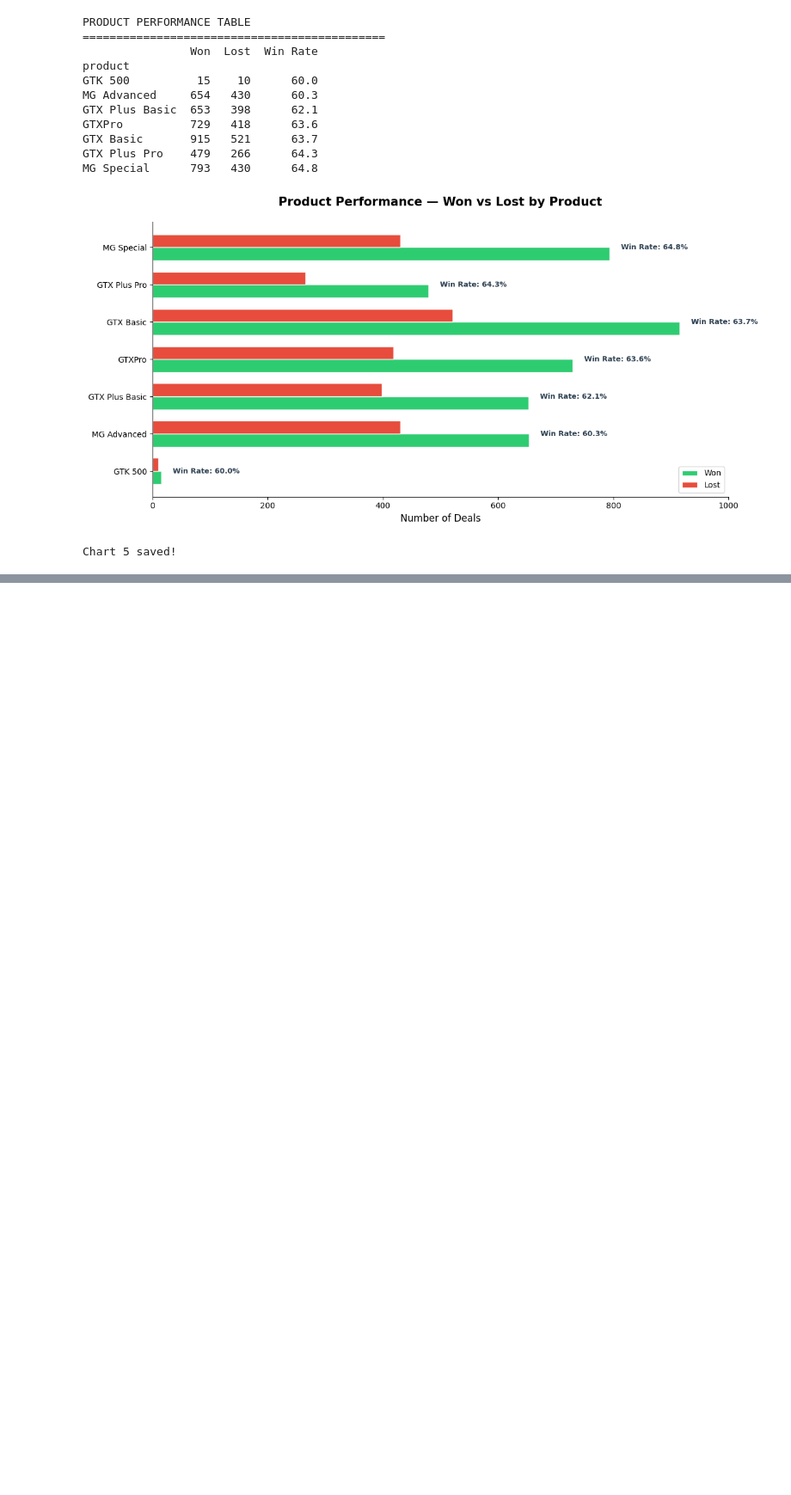
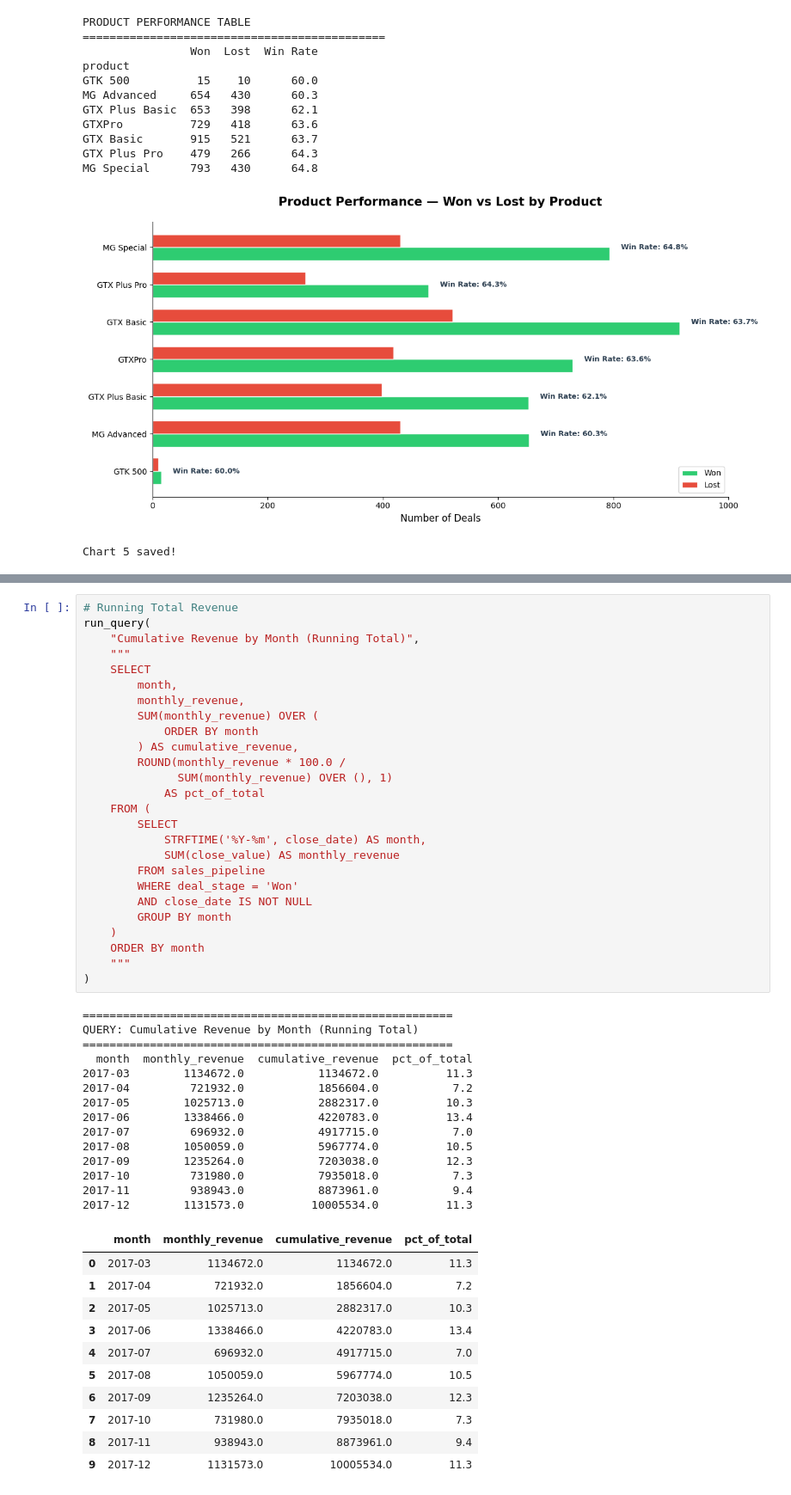
Before and after one commit to PrachiGidde/sales-funnel-revenue-leakage, a Jupyter notebook: Sales_Funnel_Revenue_Leakage_Analysis.ipynb, the cells around one changed output, grey strips where cells are left out. Shown at 86% size. Saved outputs shown, nothing was run; the diff lists cells and outputs as text; blank space fills up the shorter version.

```diff
--- a/Sales_Funnel_Revenue_Leakage_Analysis.ipynb
+++ b/Sales_Funnel_Revenue_Leakage_Analysis.ipynb
@@ -676,0 +979,52 @@ Chart 5 saved!
+# %%
+# Running Total Revenue
+run_query(
+    "Cumulative Revenue by Month (Running Total)",
+    """
+    SELECT
+        month,
+        monthly_revenue,
+        SUM(monthly_revenue) OVER (
+            ORDER BY month
+        ) AS cumulative_revenue,
+        ROUND(monthly_revenue * 100.0 /
+              SUM(monthly_revenue) OVER (), 1)
+            AS pct_of_total
+    FROM (
+        SELECT
+            STRFTIME('%Y-%m', close_date) AS month,
+            SUM(close_value) AS monthly_revenue
+        FROM sales_pipeline
+        WHERE deal_stage = 'Won'
+        AND close_date IS NOT NULL
+        GROUP BY month
+    )
+    ORDER BY month
+    """
+)
+# %% [output]
+=======================================================
+QUERY: Cumulative Revenue by Month (Running Total)
+=======================================================
+  month  monthly_revenue  cumulative_revenue  pct_of_total
+2017-03        1134672.0           1134672.0          11.3
+2017-04         721932.0           1856604.0           7.2
+2017-05        1025713.0           2882317.0          10.3
+2017-06        1338466.0           4220783.0          13.4
+2017-07         696932.0           4917715.0           7.0
+2017-08        1050059.0           5967774.0          10.5
+2017-09        1235264.0           7203038.0          12.3
+2017-10         731980.0           7935018.0           7.3
+2017-11         938943.0           8873961.0           9.4
+2017-12        1131573.0          10005534.0          11.3
+|  | month | monthly_revenue | cumulative_revenue | pct_of_total |
+| 0 | 2017-03 | 1134672.0 | 1134672.0 | 11.3 |
+| 1 | 2017-04 | 721932.0 | 1856604.0 | 7.2 |
+| 2 | 2017-05 | 1025713.0 | 2882317.0 | 10.3 |
+| 3 | 2017-06 | 1338466.0 | 4220783.0 | 13.4 |
+| 4 | 2017-07 | 696932.0 | 4917715.0 | 7.0 |
+| 5 | 2017-08 | 1050059.0 | 5967774.0 | 10.5 |
+| 6 | 2017-09 | 1235264.0 | 7203038.0 | 12.3 |
+| 7 | 2017-10 | 731980.0 | 7935018.0 | 7.3 |
+| 8 | 2017-11 | 938943.0 | 8873961.0 | 9.4 |
+| 9 | 2017-12 | 1131573.0 | 10005534.0 | 11.3 |
```
Also changed, not shown: parts of 10 cells of this notebook, 1 other file.
